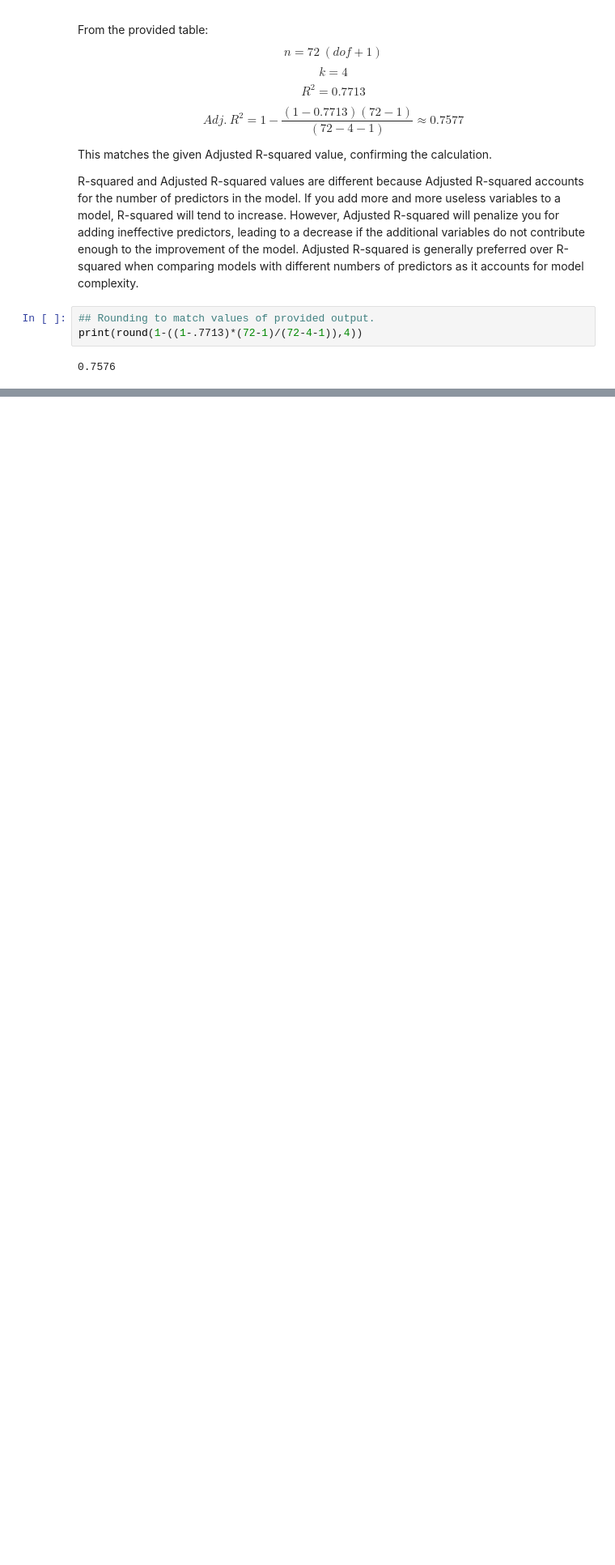
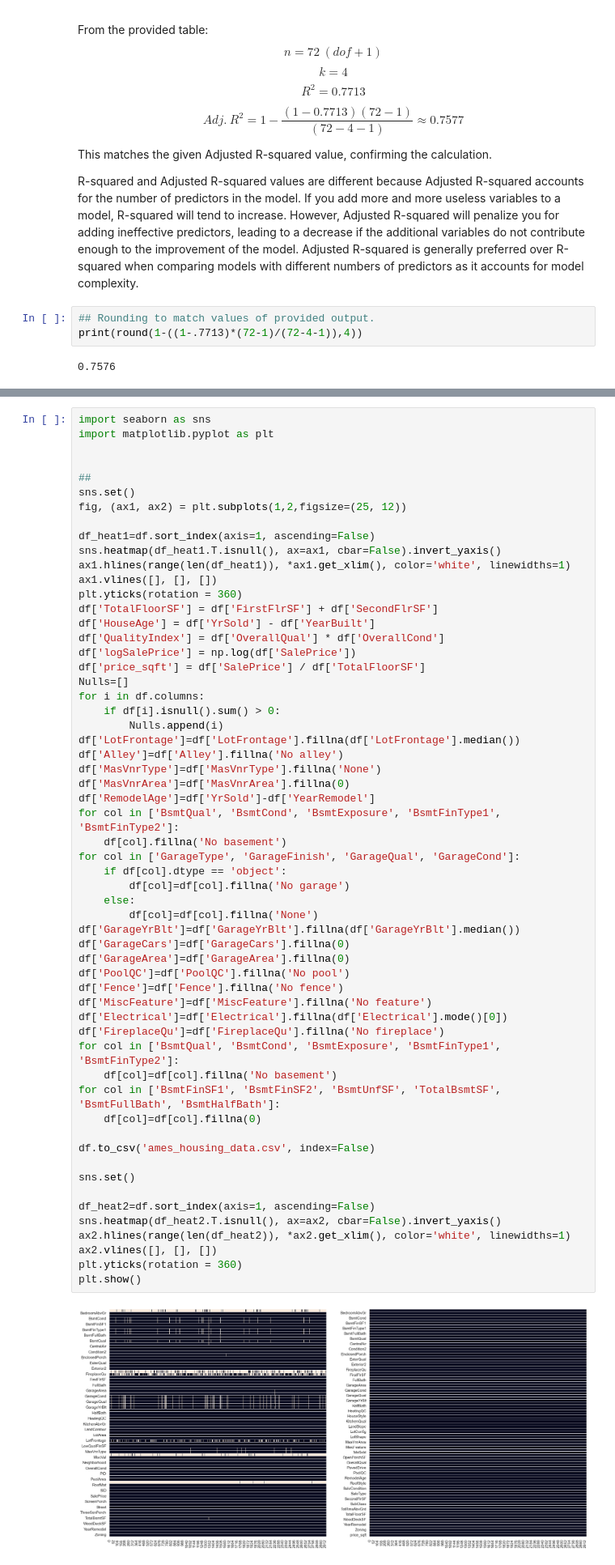
Before and after one commit to MichaelRocchio/msds_410, a Jupyter notebook: Assignment_3/rocchio_assign3.ipynb, the cells around one changed output, grey strips where cells are left out. Shown at 81% size. Drawn from its saved outputs; the diff is of its cells as text; blank space fills up the shorter version.

```diff
--- a/Assignment_3/rocchio_assign3.ipynb
+++ b/Assignment_3/rocchio_assign3.ipynb
@@ -86,0 +184,60 @@ print(round(1-((1-.7713)*(72-1)/(72-4-1)),4))
+# %%
+import seaborn as sns
+import matplotlib.pyplot as plt
+
+
+##
+sns.set()
+fig, (ax1, ax2) = plt.subplots(1,2,figsize=(25, 12))
+
+df_heat1=df.sort_index(axis=1, ascending=False)
+sns.heatmap(df_heat1.T.isnull(), ax=ax1, cbar=False).invert_yaxis()
+ax1.hlines(range(len(df_heat1)), *ax1.get_xlim(), color='white', linewidths=1)
+ax1.vlines([], [], [])
+plt.yticks(rotation = 360)
+df['TotalFloorSF'] = df['FirstFlrSF'] + df['SecondFlrSF']
+df['HouseAge'] = df['YrSold'] - df['YearBuilt']
+df['QualityIndex'] = df['OverallQual'] * df['OverallCond']
+df['logSalePrice'] = np.log(df['SalePrice'])
+df['price_sqft'] = df['SalePrice'] / df['TotalFloorSF']
+Nulls=[]
+for i in df.columns:
+    if df[i].isnull().sum() > 0:
+        Nulls.append(i)
+df['LotFrontage']=df['LotFrontage'].fillna(df['LotFrontage'].median())
+df['Alley']=df['Alley'].fillna('No alley')
+df['MasVnrType']=df['MasVnrType'].fillna('None')
+df['MasVnrArea']=df['MasVnrArea'].fillna(0)
+df['RemodelAge']=df['YrSold']-df['YearRemodel']
+for col in ['BsmtQual', 'BsmtCond', 'BsmtExposure', 'BsmtFinType1', 'BsmtFinType2']:
+    df[col].fillna('No basement')
+for col in ['GarageType', 'GarageFinish', 'GarageQual', 'GarageCond']:
+    if df[col].dtype == 'object':
+        df[col]=df[col].fillna('No garage')
+    else:
+        df[col]=df[col].fillna('None')
+df['GarageYrBlt']=df['GarageYrBlt'].fillna(df['GarageYrBlt'].median())
+df['GarageCars']=df['GarageCars'].fillna(0)
+df['GarageArea']=df['GarageArea'].fillna(0)
+df['PoolQC']=df['PoolQC'].fillna('No pool')
+df['Fence']=df['Fence'].fillna('No fence')
+df['MiscFeature']=df['MiscFeature'].fillna('No feature')
+df['Electrical']=df['Electrical'].fillna(df['Electrical'].mode()[0])
+df['FireplaceQu']=df['FireplaceQu'].fillna('No fireplace')
+for col in ['BsmtQual', 'BsmtCond', 'BsmtExposure', 'BsmtFinType1', 'BsmtFinType2']:
+    df[col]=df[col].fillna('No basement')
+for col in ['BsmtFinSF1', 'BsmtFinSF2', 'BsmtUnfSF', 'TotalBsmtSF', 'BsmtFullBath', 'BsmtHalfBath']:
+    df[col]=df[col].fillna(0)
+
+df.to_csv('ames_housing_data.csv', index=False)
+
+sns.set()
+
+df_heat2=df.sort_index(axis=1, ascending=False)
+sns.heatmap(df_heat2.T.isnull(), ax=ax2, cbar=False).invert_yaxis()
+ax2.hlines(range(len(df_heat2)), *ax2.get_xlim(), color='white', linewidths=1)
+ax2.vlines([], [], [])
+plt.yticks(rotation = 360)
+plt.show()
+# %% [output]
+[figure, added]
```
Also changed, not shown: parts of 27 cells of this notebook, 7 other files.
